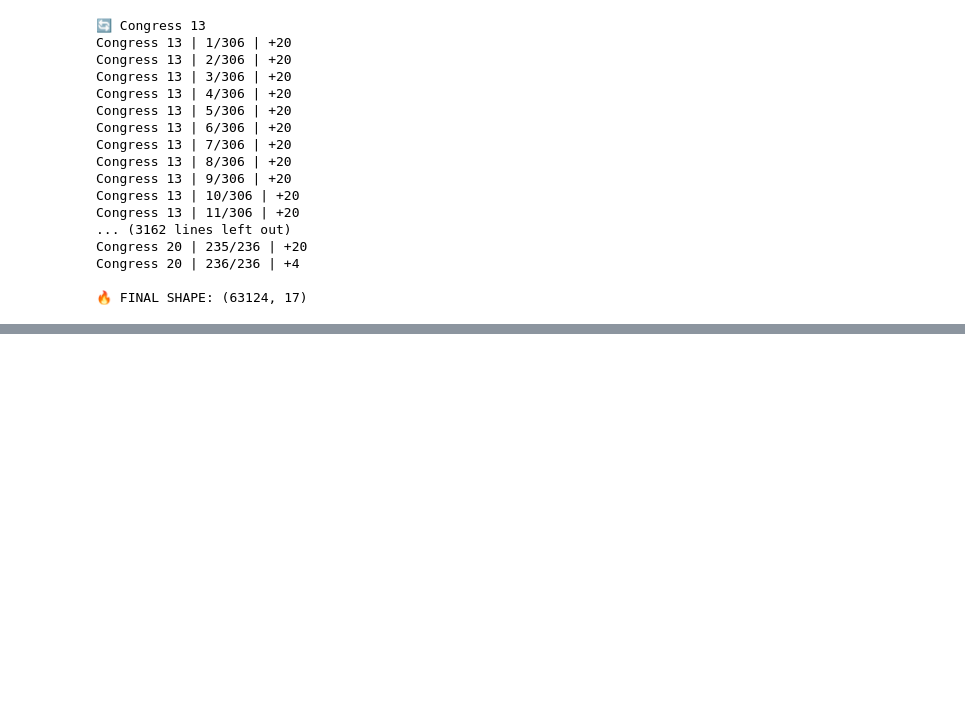
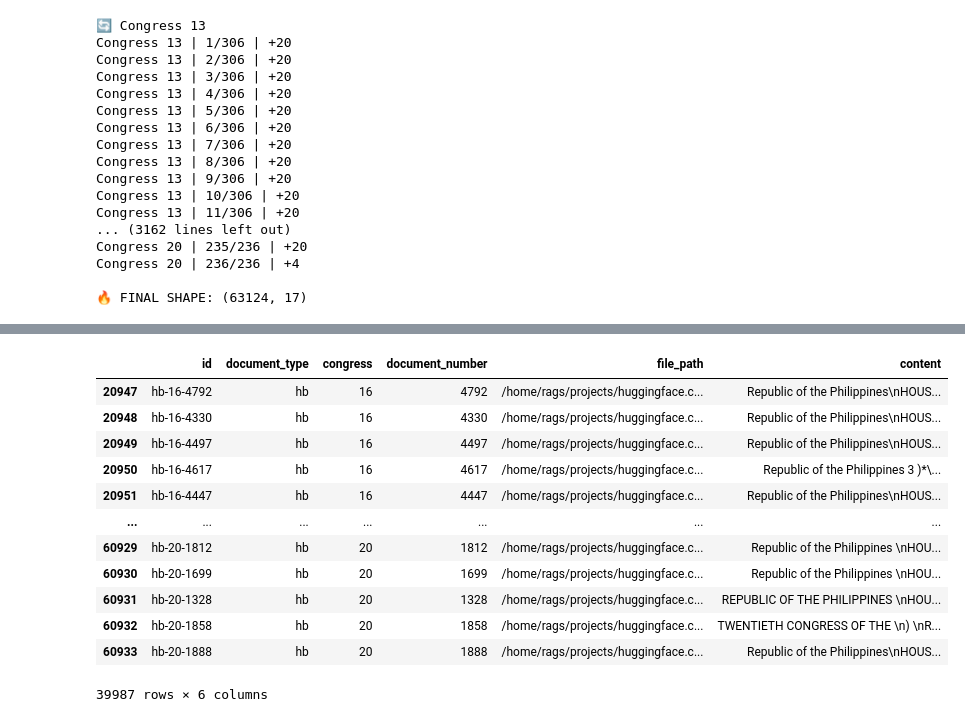
Before and after one commit to Lanzero225/Bills-Legislative-Intelligence-System-BILIS-, a Jupyter notebook: BILIS.ipynb, the cells around one changed output, grey strips where cells are left out. Drawn from its saved outputs; the diff is of its cells as text; code cells hidden in the pictures; blank space fills up the shorter version.

```diff
--- a/BILIS.ipynb
+++ b/BILIS.ipynb
@@ -146,0 +149,29 @@ for cid in range(13, 21):
+# %%
+import os
+import re
+import pandas as pd
+from datasets import load_dataset
+from huggingface_hub import InferenceClient
+
+# -------------------------------------------------------------------------
+# 1. INITIALIZE HUGGING FACE INFERENCE CLIENT
+# -------------------------------------------------------------------------
+HF_TOKEN = userdata.get('HF_TOKEN') if 'userdata' in globals() else os.getenv("HF_TOKEN", "YOUR_HF_TOKEN_HERE")
+
+client = InferenceClient(
+    model="mistralai/Mistral-7B-Instruct-v0.3",
+    token=HF_TOKEN
+)
+# -------------------------------------------------------------------------
+# 2. LOAD DATASET FILES
+# -------------------------------------------------------------------------
+print("Loading 'bettergovph/raw-philippine-data' splits...")
+try:
+    persons_ds = load_dataset("bettergovph/raw-philippine-data", "persons", split="train")
+    docs_ds = load_dataset("bettergovph/raw-philippine-data", "documents", split="train")
+
+    df_persons = pd.DataFrame(persons_ds)
+    df_docs = pd.DataFrame(docs_ds)
+    print(f"✅ Loaded {len(df_persons)} persons and {len(df_docs)} text documents!")
+except Exception as e:
+    print(f"Error loading dataset: {e}")
@@ -146,0 +187,16 @@ for cid in range(13, 21):
+# %%
+df_docs[df_docs['id'].str.contains('hb')]
+# %% [output]
+|  | id | document_type | congress | document_number | file_path | content |
+| 20947 | hb-16-4792 | hb | 16 | 4792 | /home/rags/projects/huggingface.c... | Republic of the Philippines\nHOUS... |
+| 20948 | hb-16-4330 | hb | 16 | 4330 | /home/rags/projects/huggingface.c... | Republic of the Philippines\nHOUS... |
+| 20949 | hb-16-4497 | hb | 16 | 4497 | /home/rags/projects/huggingface.c... | Republic of the Philippines\nHOUS... |
+| 20950 | hb-16-4617 | hb | 16 | 4617 | /home/rags/projects/huggingface.c... | Republic of the Philippines 3 )*\... |
+| 20951 | hb-16-4447 | hb | 16 | 4447 | /home/rags/projects/huggingface.c... | Republic of the Philippines\nHOUS... |
+| ... | ... | ... | ... | ... | ... | ... |
+| 60929 | hb-20-1812 | hb | 20 | 1812 | /home/rags/projects/huggingface.c... | Republic of the Philippines \nHOU... |
+| 60930 | hb-20-1699 | hb | 20 | 1699 | /home/rags/projects/huggingface.c... | Republic of the Philippines \nHOU... |
+| 60931 | hb-20-1328 | hb | 20 | 1328 | /home/rags/projects/huggingface.c... | REPUBLIC OF THE PHILIPPINES \nHOU... |
+| 60932 | hb-20-1858 | hb | 20 | 1858 | /home/rags/projects/huggingface.c... | TWENTIETH CONGRESS OF THE \n) \nR... |
+| 60933 | hb-20-1888 | hb | 20 | 1888 | /home/rags/projects/huggingface.c... | Republic of the Philippines\nHOUS... |
+39987 rows × 6 columns
```
Also changed, not shown: parts of 11 cells of this notebook.
